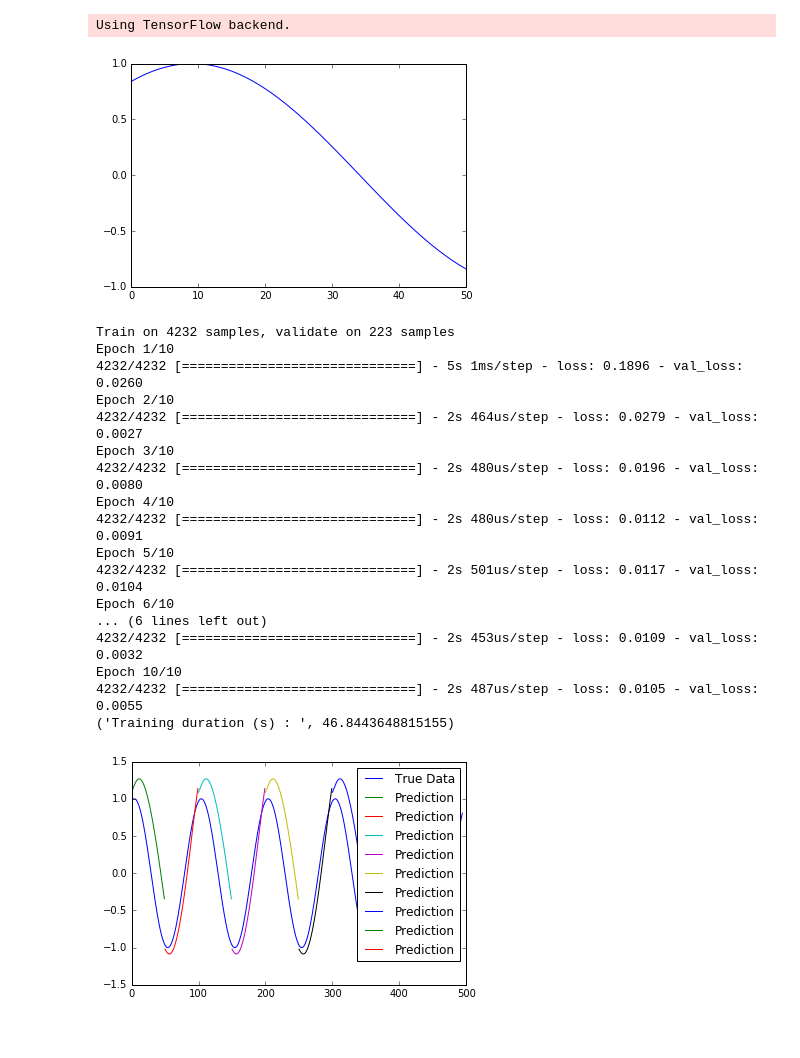
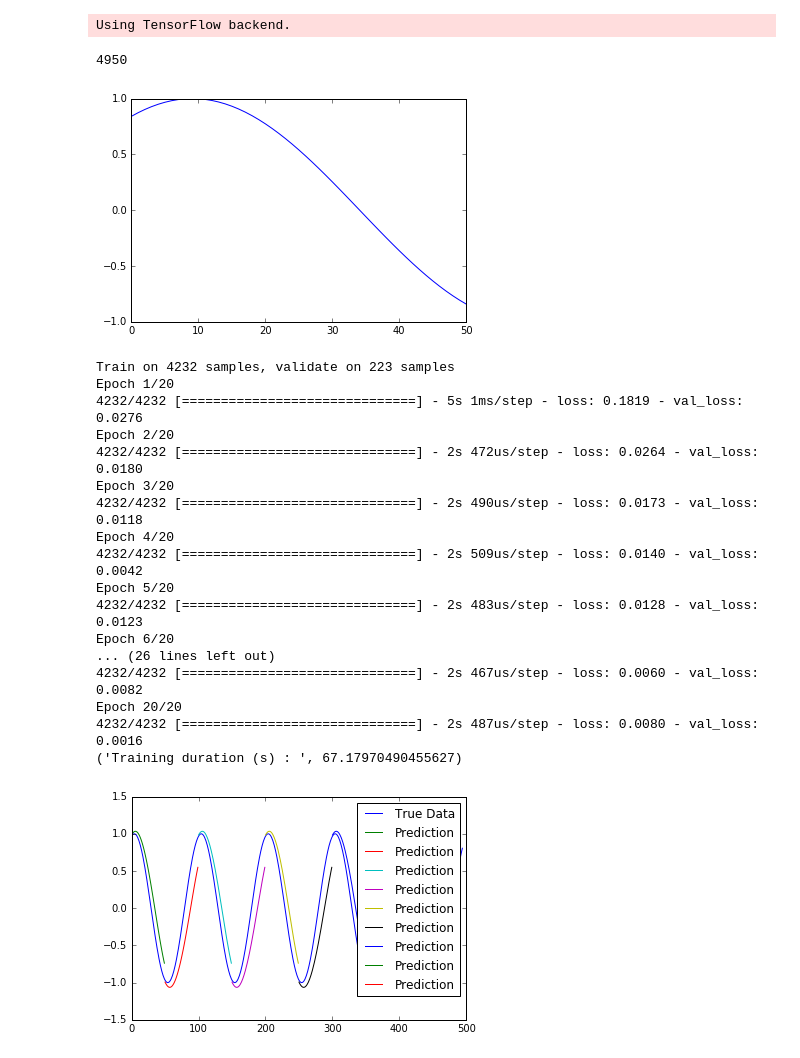
Before and after one commit to arjung128/deep-learning-experiments, a Jupyter notebook: LSTM.ipynb, the cells around one changed output. Drawn from its saved outputs; the diff is of its cells as text; code cells hidden in the pictures.

```diff
--- a/LSTM.ipynb
+++ b/LSTM.ipynb
@@ -19,13 +19,18 @@ sequence_length = seq_len + 1
 result = []
 for index in range(len(data) - sequence_length):
     result.append(data[index: index + sequence_length])
+# for index in range(len(data) - seq_len + 1):
+#     result.append(data[index: index + seq_len])
     # here, index: is not a keyword, but the list data is being sliced from index to index + sequence_length
 
 result = np.array(result)
 # result is a list of 4950 lists where each sublist is a list of the datapoints in that particular 51 datapoint window
 # this shape is 4950 x 51
 
+print(len(result))
+
 t = np.linspace(0, 50, 51)
+# t = np.linspace(0, 49, 50)
 plt.plot(t, result[0])
 plt.show()
 plt.close()
@@ -48,6 +53,7 @@ y_test = result[int(row):, -1]
 x_train = np.reshape(x_train, (x_train.shape[0], x_train.shape[1], 1))
 x_test = np.reshape(x_test, (x_test.shape[0], x_test.shape[1], 1))
 # %% [output]
+4950
 [figure]
 # %%
 def build_model(layers):
@@ -116,37 +122,37 @@ def plot_results_multiple(predicted_data, true_data, prediction_len):
         plt.legend()
     plt.show()
 # %%
-epochs = 10
+epochs = 20
 global_start_time = time.time()
 
 model = build_model([1, 50, 100, 1])
 
 model.fit(x_train,
           y_train,
           batch_size=512,
           nb_epoch=epochs,
           validation_split=0.05)
 
 predictions = predict_sequences_multiple(model, x_test, seq_len, 50)
 
 print('Training duration (s) : ', time.time() - global_start_time)
 plot_results_multiple(predictions, y_test, 50)
 # %% [output]
 Train on 4232 samples, validate on 223 samples
-Epoch 1/10
-4232/4232 [==============================] - 5s 1ms/step - loss: 0.1896 - val_loss: 0.0260
-Epoch 2/10
-4232/4232 [==============================] - 2s 464us/step - loss: 0.0279 - val_loss: 0.0027
-Epoch 3/10
-4232/4232 [==============================] - 2s 480us/step - loss: 0.0196 - val_loss: 0.0080
-Epoch 4/10
-4232/4232 [==============================] - 2s 480us/step - loss: 0.0112 - val_loss: 0.0091
-Epoch 5/10
-4232/4232 [==============================] - 2s 501us/step - loss: 0.0117 - val_loss: 0.0104
-Epoch 6/10
-... (6 lines left out)
-4232/4232 [==============================] - 2s 453us/step - loss: 0.0109 - val_loss: 0.0032
-Epoch 10/10
-4232/4232 [==============================] - 2s 487us/step - loss: 0.0105 - val_loss: 0.0055
-('Training duration (s) : ', 46.8443648815155)
+Epoch 1/20
+4232/4232 [==============================] - 5s 1ms/step - loss: 0.1819 - val_loss: 0.0276
+Epoch 2/20
+4232/4232 [==============================] - 2s 472us/step - loss: 0.0264 - val_loss: 0.0180
+Epoch 3/20
+4232/4232 [==============================] - 2s 490us/step - loss: 0.0173 - val_loss: 0.0118
+Epoch 4/20
+4232/4232 [==============================] - 2s 509us/step - loss: 0.0140 - val_loss: 0.0042
+Epoch 5/20
+4232/4232 [==============================] - 2s 483us/step - loss: 0.0128 - val_loss: 0.0123
+Epoch 6/20
+... (26 lines left out)
+4232/4232 [==============================] - 2s 467us/step - loss: 0.0060 - val_loss: 0.0082
+Epoch 20/20
+4232/4232 [==============================] - 2s 487us/step - loss: 0.0080 - val_loss: 0.0016
+('Training duration (s) : ', 67.17970490455627)
-[figure, old version]
+[figure, new version]
```
